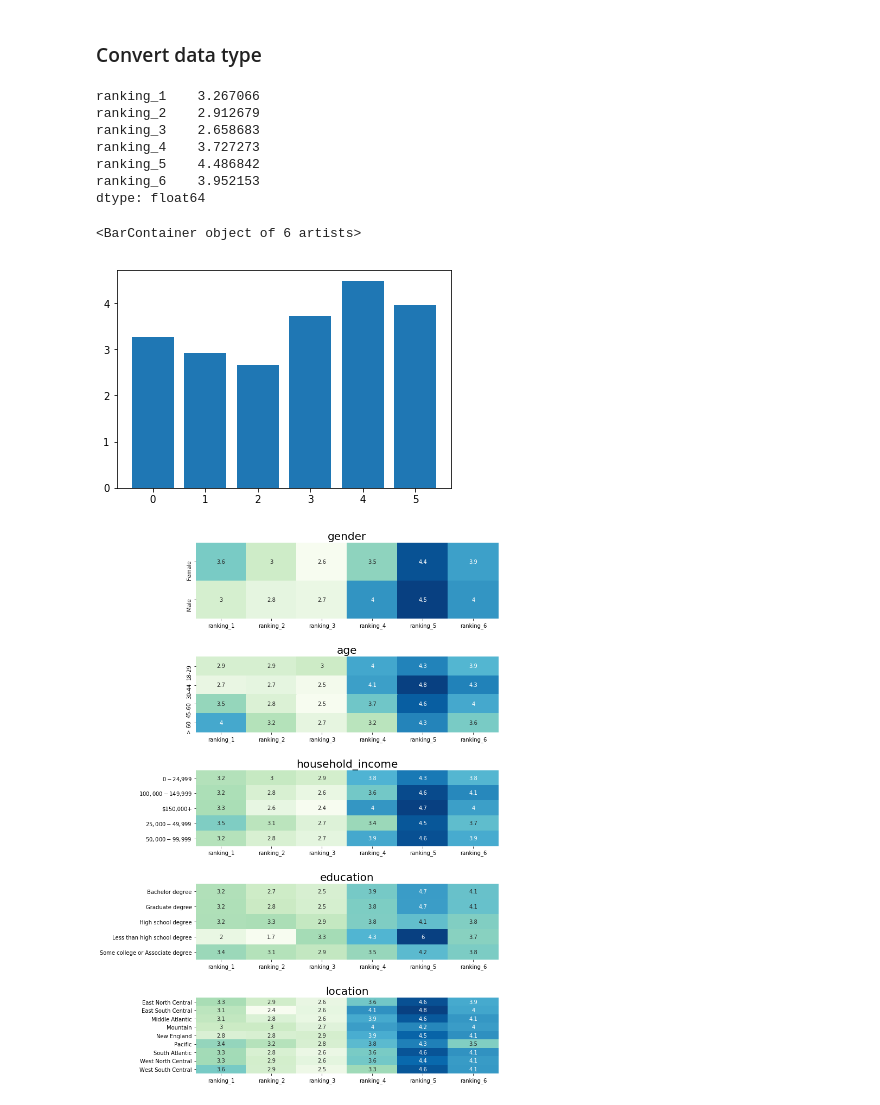
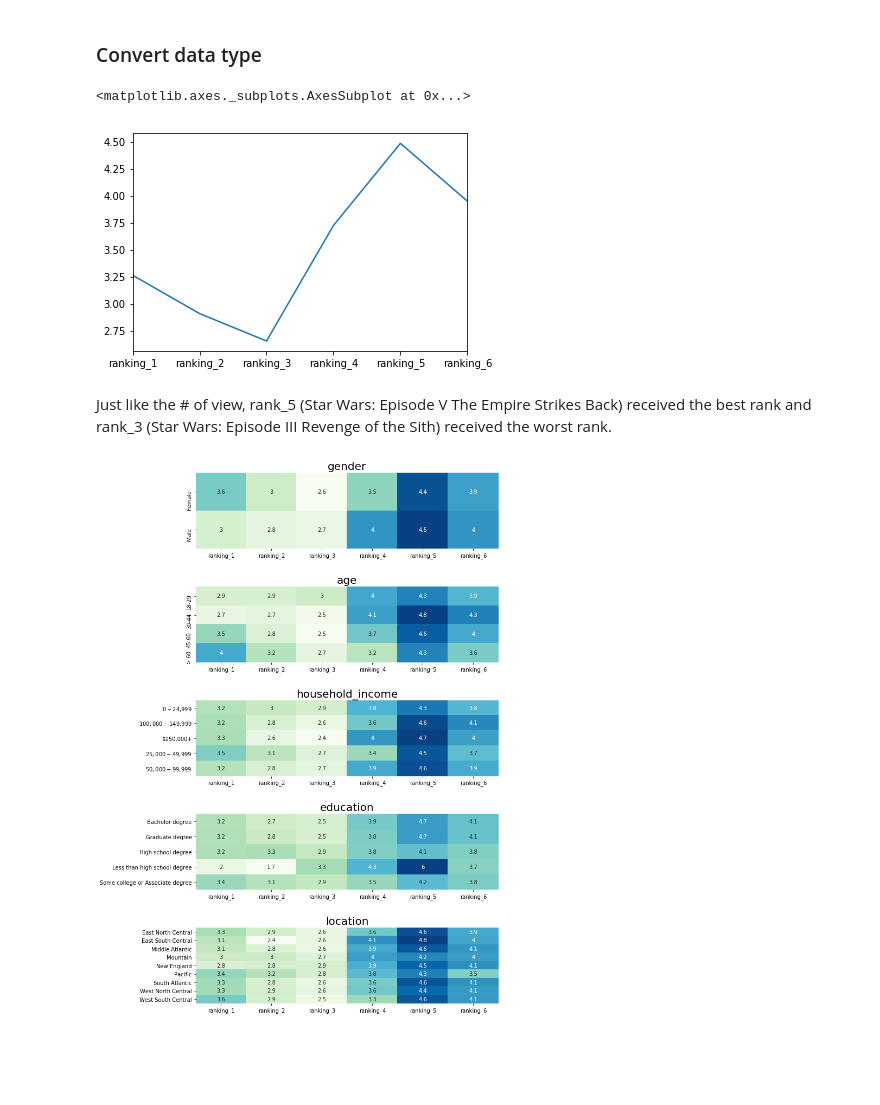
Before and after one commit to tainangao/Star-Wars-Survey, a Jupyter notebook: Star Wars Survey.ipynb, the cells around one changed output. Drawn from its saved outputs; the diff is of its cells as text; code cells hidden in the pictures; blank space fills up the shorter version.

```diff
--- a/Star Wars Survey.ipynb
+++ b/Star Wars Survey.ipynb
@@ -251,20 +253,12 @@ for col in rank_cols:
 # %%
 star_wars[rank_cols] = star_wars[rank_cols].astype(float)
 
-star_wars[rank_cols].mean()
+star_wars[rank_cols].mean().plot()
 # %% [output]
-ranking_1    3.267066
-ranking_2    2.912679
-ranking_3    2.658683
-ranking_4    3.727273
-ranking_5    4.486842
-ranking_6    3.952153
-dtype: float64
+<matplotlib.axes._subplots.AxesSubplot at 0x...>
+[figure, added]
-# %%
-plt.bar(range(6), star_wars[rank_cols].mean())
-# %% [output]
-<BarContainer object of 6 artists>
-[figure, removed]
+# %% [markdown]
+Just like the # of view, rank_5 (Star Wars: Episode V The Empire Strikes Back) received the best rank and rank_3 (Star Wars: Episode III Revenge of the Sith) received the worst rank.
 # %%
 fig = plt.figure(figsize=(10,18))
 
```
Also changed, not shown: parts of 30 cells of this notebook.
